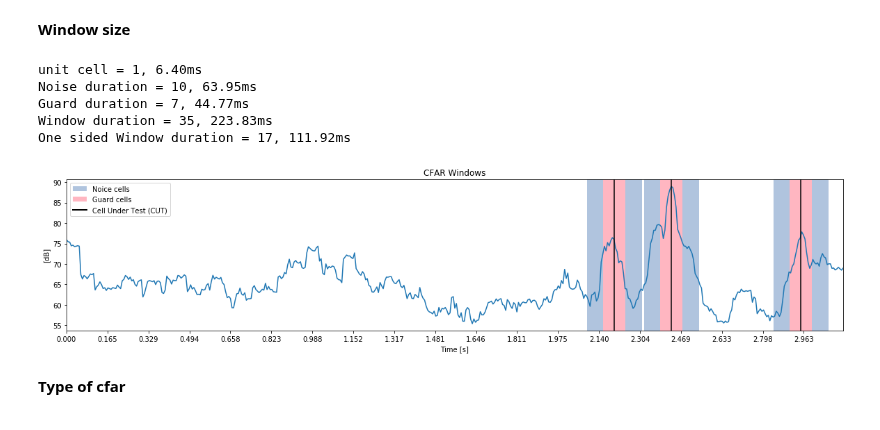
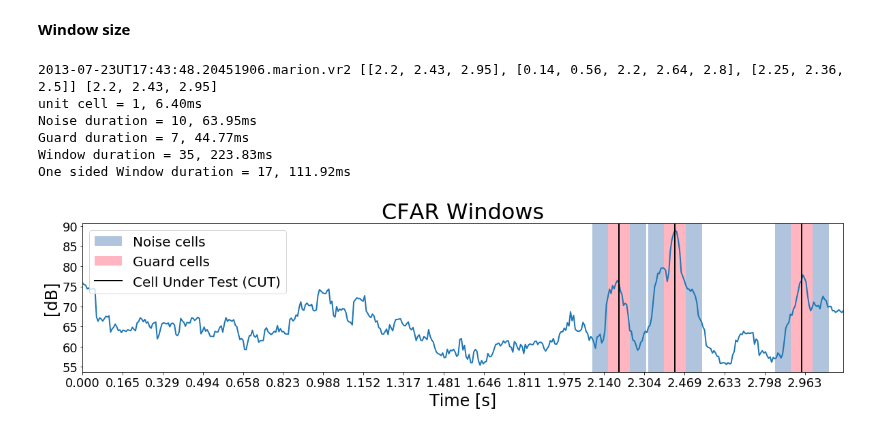
Before and after one commit to Kojey/MSc-whistler-waves-detector, a Jupyter notebook: ipy/report/chapter5_3.ipynb, the cells around one changed output. Drawn from its saved outputs; the diff is of its cells as text; code cells hidden in the pictures.

```diff
--- a/ipy/report/chapter5_3.ipynb
+++ b/ipy/report/chapter5_3.ipynb
@@ -21,6 +21,13 @@ dataset_loc = os.path.join(os.getcwd().split(os.environ.get('USER'))[0],os.envir
 database_loc = os.path.join(os.getcwd().split(os.environ.get('USER'))[0],os.environ.get('USER'), 'wdml', 'data','databases', 'awdEvents1')
 site = 'marion'
 database = Database(dataset_loc, database_loc, site)
+
+linewidth = 2
+font_title = 32
+font_legend = 20
+font_label = 24
+font_ticks = 18
+font = [font_title, font_legend, font_label, font_ticks, linewidth] # [None]*5
 # %% [markdown]
 ## **5.3 Spectrogram**
 # %% [markdown]
@@ -93,18 +96,18 @@ sample.plot_corr_output(transforms, transforms_params, detector, detector_params
 transforms, transforms_params = ['slice','zscore'],[[1.5,9.5],[None]]
 detector, detector_params = 'ca_cfar', [15,10,1e-3]
 # reason for adaptive threshold
-file = '2013-07-23UT17:43:48.20451906.marion.vr2'
-
-# file = '2013-04-22UT01:28:03.48279656.marion.vr2'
+files = ['2013-07-23UT17:43:48.20451906.marion.vr2', '2013-04-22UT01:28:03.48279656.marion.vr2','2013-07-05UT19:09:09.53571914.marion.vr2']
+lines = [[2.2,2.43, 2.95],[0.14,0.56,2.2,2.64,2.8],[2.25,2.36,2.5]]
+ix = 0
+file, line = files[ix], lines[ix]
 sample = SampleDetector(dataset_loc, site, file)
 sample.spectrogram_with_axis(log10=True)
 sample.set_figsize(freq_size*sample.get_time_freq_ratio(dec=0), freq_size/2)
 figsize=sample.get_figsize()
 sample.apply_transform(transforms, transforms_params)
 sample.spectrogram_plot(figsize=sample.get_figsize(), xlabel='Time [s]', ylabel='Frequency [kHz]',zlabel='sprectrum magnitude [dB]',
-                           xaxis=True, yaxis=True,ticks=[0.18,2],
-                           title=sample.get_file()+" cropped between 1.5kHz to 9.5kHz", cmap='jet', cmap_show=False)
+                           xaxis=True, yaxis=True,ticks=[0.3,2],title=sample.get_file(), cmap='jet', cmap_show=False, font=font)
 kernel = sample.load_kernel('sim', [0.35,80,1])
 sample.plot_corr_output(transforms, transforms_params, detector, detector_params, kernel=kernel, thresholds=[75], detection=False,
-                        figsize=(figsize[0],4),title='Correlation with Simulated Whistler', vlines=[2.2,2.43, 2.95])
+                        figsize=(figsize[0],4),title='Correlation with Simulated Whistler', vlines=line,font=font)
 # %% [output]
@@ -113,54 +116,55 @@ sample.plot_corr_output(transforms, transforms_params, detector, detector_params
 # %% [markdown]
 **Window size**
 # %%
+print(file, lines, line)
 transforms, transforms_params = ['slice','zscore'],[[1.5,9.5],[None]]
 N,G,pfa = 10,7,1e-3
 detector, detector_params = 'ca_cfar', [N,G,pfa]
 
 print('unit cell = %d, %.2fms'% (1,sample.get_time_res()*1e3))
 print('Noise duration = %d, %.2fms'%(N,N*sample.get_time_res()*1e3))
 print('Guard duration = %d, %.2fms'%(G,G*sample.get_time_res()*1e3))
 print('Window duration = %d, %.2fms'%((1+2*N+2*G),(1+2*N+2*G)*sample.get_time_res()*1e3))
 print('One sided Window duration = %d, %.2fms'%((N+G),(1+2*N+2*G)*sample.get_time_res()*1e3/2))
 
 sample = SampleDetector(dataset_loc, site, file)
 sample.spectrogram_with_axis(log10=True)
 sample.apply_transform(transforms, transforms_params)
 
 corr = signal.correlate(10**sample.get_spectrogram(), kernel, mode='valid')[0]
 detect = sample.apply_cfar_detector(corr,detector, detector_params)[0]
 x_axis = list(range(len(corr))*sample.get_time_res())
 
 plt.figure(figsize=(figsize[0],4))
-plt.plot(x_axis, 10*np.log10(corr**2))
+plt.plot(x_axis, 10*np.log10(corr**2), linewidth=font[-1])
 # plt.plot(x_axis, np.log10(detect))
-
+X_dB = 7
 y1,y2 = plt.gca().get_ylim()
-indices = [2.2,2.43, 2.95]
-# indices = [0.13,0.55,2.2,2.64,2.8]
-for ix in indices:
-    lines = np.array([-G-N,-G,0,G,G+N])*sample.get_time_res()+ix
-    plt.fill_between(lines[:2], y1=y1,y2=y2, color='lightsteelblue')
-    plt.fill_between(lines[1:3], y1=y1,y2=y2,color='lightpink')
-    plt.axvline(lines[2], color='black')
-    plt.fill_between(lines[2:4], y1=y1,y2=y2,color='lightpink')
-    plt.fill_between(lines[3:], y1=y1,y2=y2, color='lightsteelblue')
-plt.xticks(np.linspace(0,len(corr),20)*sample.get_time_res())
+for i in line:
+    vlines = np.array([-G-N,-G,0,G,G+N])*sample.get_time_res()+i
+    plt.fill_between(vlines[:2], y1=y1,y2=y2, color='lightsteelblue')
+    plt.fill_between(vlines[1:3], y1=y1,y2=y2,color='lightpink')
+    plt.axvline(vlines[2], color='black', linewidth=font[-1])
+    noise_dB = 10*np.log10((corr[int(i/sample.get_time_res())])**2)-X_dB
+    x_min, x_max = (i-G*sample.get_time_res())/x_axis[-1], (i+G*sample.get_time_res())/x_axis[-1]
+    plt.fill_between(vlines[2:4], y1=y1,y2=y2,color='lightpink')
+    plt.fill_between(vlines[3:], y1=y1,y2=y2, color='lightsteelblue')
+plt.xticks(np.linspace(0,len(corr),20)*sample.get_time_res(), fontsize=font[3])
+plt.yticks(fontsize=font[3])
 plt.autoscale(tight=True)
-legend = [Patch(facecolor='lightsteelblue',label='Noice cells'),
+legend = [Patch(facecolor='lightsteelblue',label='Noise cells'),
           Patch(facecolor='lightpink',label='Guard cells'),
                   Line2D([0], [0], color='black', lw=2, label='Cell Under Test (CUT)')]
-plt.legend(handles=legend, loc='upper left')
-plt.xlabel('Time [s]')
-plt.ylabel('[dB]')
-plt.title('CFAR Windows')
+plt.legend(handles=legend, loc='upper left',fontsize=font[1])
+plt.xlabel('Time [s]',fontsize=font[2])
+plt.ylabel('[dB]',fontsize=font[2])
+plt.title('CFAR Windows',fontsize=font[0])
 plt.show()
 # %% [output]
+2013-07-23UT17:43:48.20451906.marion.vr2 [[2.2, 2.43, 2.95], [0.14, 0.56, 2.2, 2.64, 2.8], [2.25, 2.36, 2.5]] [2.2, 2.43, 2.95]
 unit cell = 1, 6.40ms
 Noise duration = 10, 63.95ms
 Guard duration = 7, 44.77ms
 Window duration = 35, 223.83ms
 One sided Window duration = 17, 111.92ms
-[figure, old version]
+[figure, new version]
-# %% [markdown]
-**Type of cfar**
```
Also changed, not shown: parts of 15 cells of this notebook, 2 other files.
